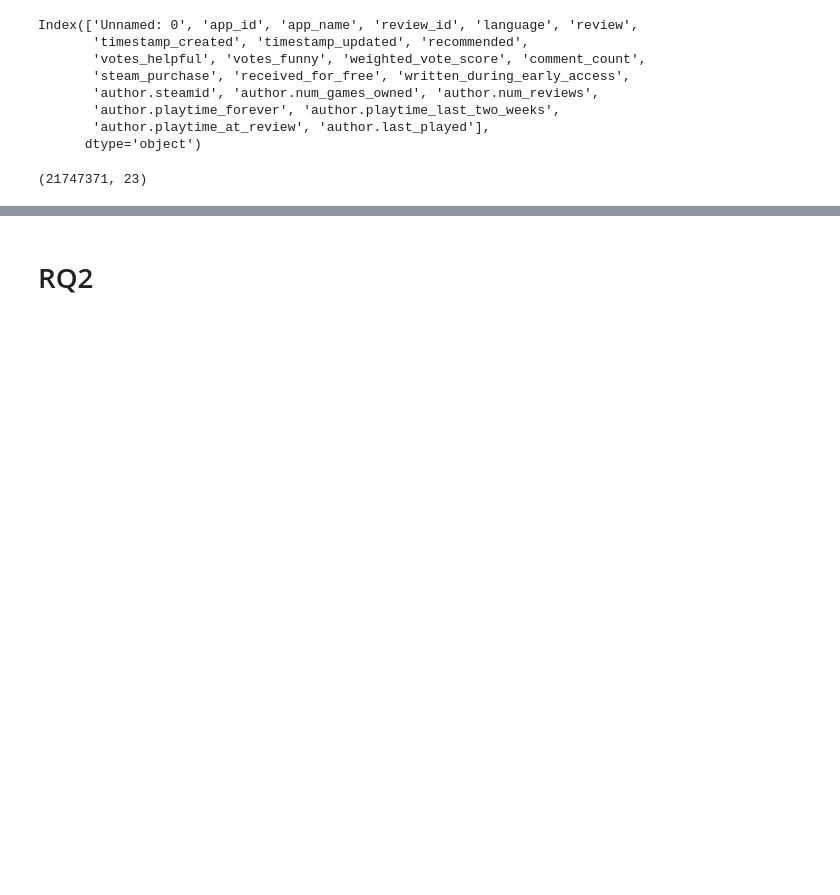
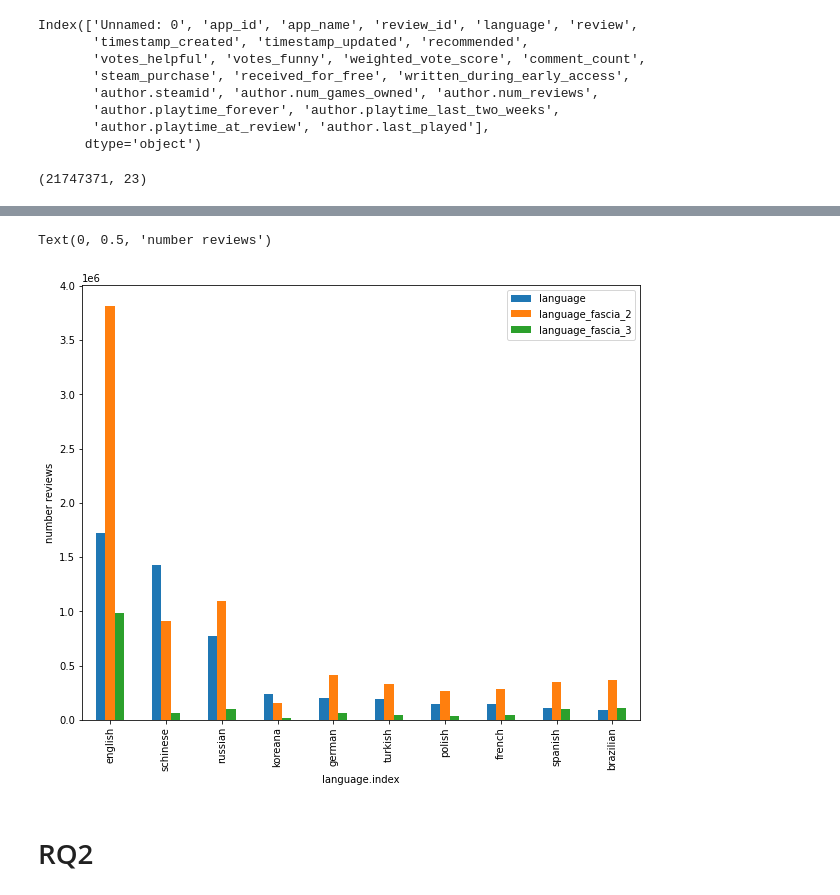
Before and after one commit to michele1783/ADM-HW2, a Jupyter notebook: Homework_2.ipynb, the cells around one changed output, grey strips where cells are left out. Drawn from its saved outputs; the diff is of its cells as text; code cells hidden in the pictures; blank space fills up the shorter version.

```diff
--- a/Homework_2.ipynb
+++ b/Homework_2.ipynb
@@ -31,0 +190,4 @@ dataset.shape
+# %%
+df = a.to_frame()
+# %%
+df["language_fascia_2"]=b
@@ -31,0 +209,5 @@ dataset.shape
+# %%
+
+df["language_fascia_3"]=c
+# %%
+df['index'] = df.index
@@ -32,3 +229,10 @@ dataset.shape
+# %%
+ax = df.plot(x = "index", kind ='bar', stacked = False, figsize =(10,8))
+ax.set_xlabel('language.index')
+ax.set_ylabel("number reviews")
+# %% [output]
+Text(0, 0.5, 'number reviews')
+[figure, added]
 # %% [markdown]
 # RQ2
 # %% [markdown]
```
Also changed, not shown: parts of 23 cells of this notebook.
